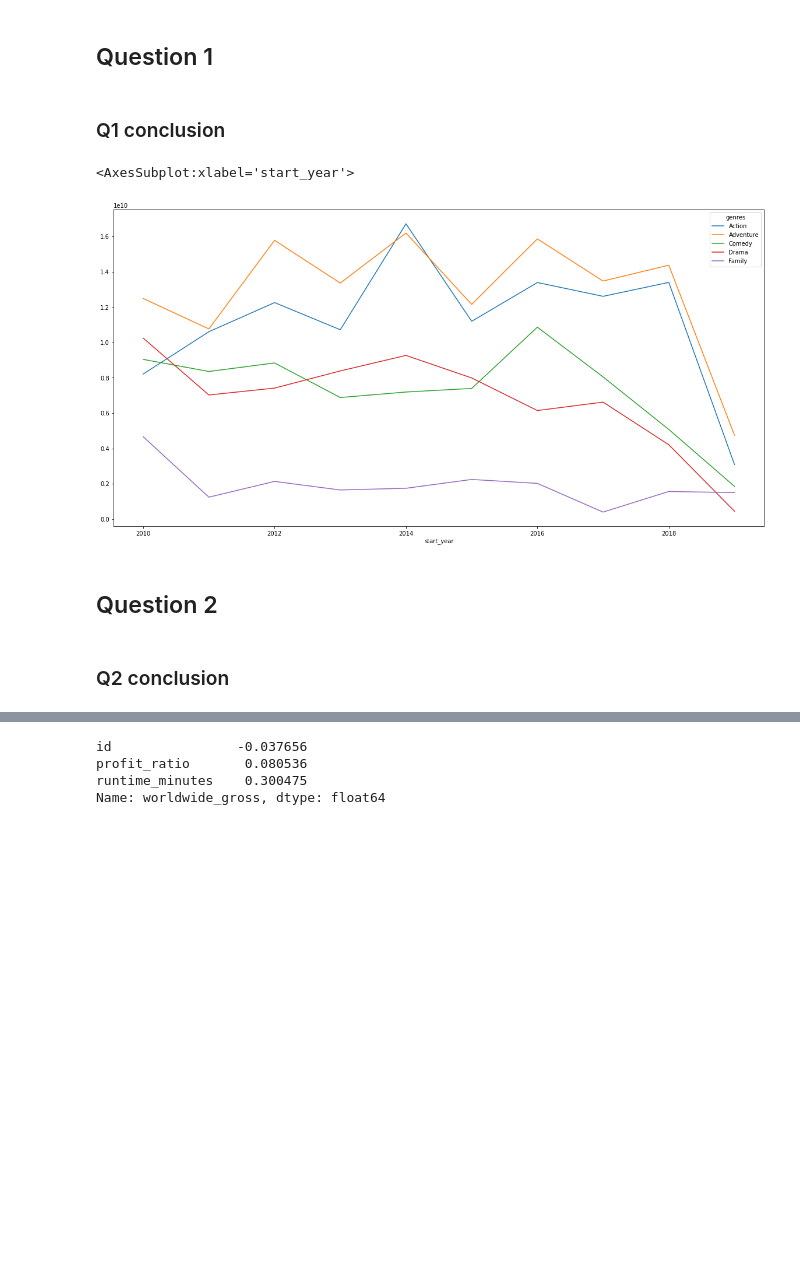
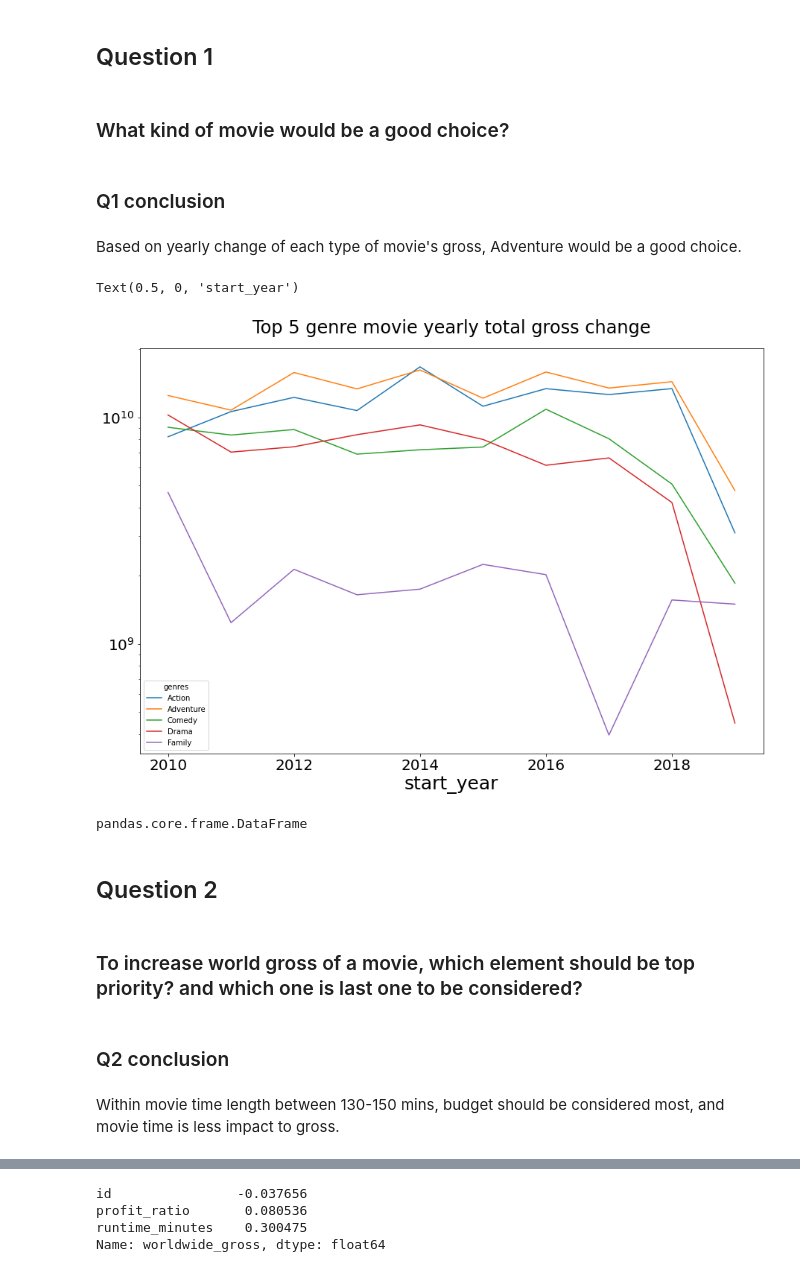
Before and after one commit to Johnxujj/Project1, a Jupyter notebook: Phase_1_project.ipynb, the cells around one changed output, grey strips where cells are left out. Cells and saved outputs as stored; diff of their text form; code cells hidden in the pictures; blank space fills up the shorter version.

```diff
--- a/Phase_1_project.ipynb
+++ b/Phase_1_project.ipynb
@@ -117,6 +125,7 @@ budgets.head(1)
 # %%
 #change str to int
 def revise_str_to_int(x):
+    '''Use replace to remove $ and , sign, then convert to float type object'''
     if isinstance(x,str):
         x = float(x.replace(',', '').replace('$', ''))
     else:
@@ -188,6 +197,7 @@ from itertools import chain
 
 # return list from series of comma-separated strings
 def chainer(s):
+    '''string were seperated by , use chain to get a list for each movie genre'''
     return list(chain.from_iterable(s.str.split(',')))
 
 # calculate lengths of splits
@@ -199,6 +209,6 @@ movie_rating = pd.DataFrame({'primary_title': np.repeat(movie_rating['primary_ti
                     'runtime_minutes': np.repeat(movie_rating['runtime_minutes'], lens),
                     'genres': chainer(movie_rating['genres'])})
 
-movie_rating.head(10)
+movie_rating.sort_values('primary_title').head(10)
 # %% [output]
 |  | primary_title | start_year | runtime_minutes | genres |
@@ -428,2 +446,4 @@ movie_rating_with_director_top10
+# %% [markdown]
+### What kind of movie would be a good choice?
 # %% [markdown]
 ### Q1 conclusion
@@ -432,7 +450,18 @@ movie_rating_with_director_top10
+# %% [markdown]
+Based on yearly change of each type of movie's gross, Adventure would be a good choice.
 # %%
-top5_movie_type_yearly_change1.plot(figsize=(20, 10))
+# top5_movie_type_yearly_change1.plot(fontsize = 20, logy=True, figsize=(15, 10), title="Top 5 genre movie yearly total gross change").set_title(title,pad=20, fontdict={'fontsize':24})
+# title="Top 5 genre movie yearly total gross change"
+# x = "start_year"
+plot1 = top5_movie_type_yearly_change1.plot(fontsize = 20, logy=True, figsize=(15, 10))
+plot1.set_title("Top 5 genre movie yearly total gross change",pad=20, fontdict={'fontsize':24})
+plot1.set_xlabel('start_year', fontsize = 25)
 # %% [output]
-<AxesSubplot:xlabel='start_year'>
+Text(0.5, 0, 'start_year')
-[figure, old version]
+[figure, new version]
+# %%
+type(top5_movie_type_yearly_change1)
+# %% [output]
+pandas.core.frame.DataFrame
 # %% [markdown]
 ## Question 2
@@ -441,2 +468,4 @@ top5_movie_type_yearly_change1.plot(figsize=(20, 10))
+# %% [markdown]
+### To increase world gross of a movie, which element should be top priority? and which one is last one to be considered?
 # %% [markdown]
 ### Q2 conclusion
@@ -445 +472,3 @@ top5_movie_type_yearly_change1.plot(figsize=(20, 10))
+# %% [markdown]
+Within movie time length between 130-150 mins, budget should be considered most, and movie time is less impact to gross.
 # %%
```
Also changed, not shown: parts of 30 cells of this notebook.
